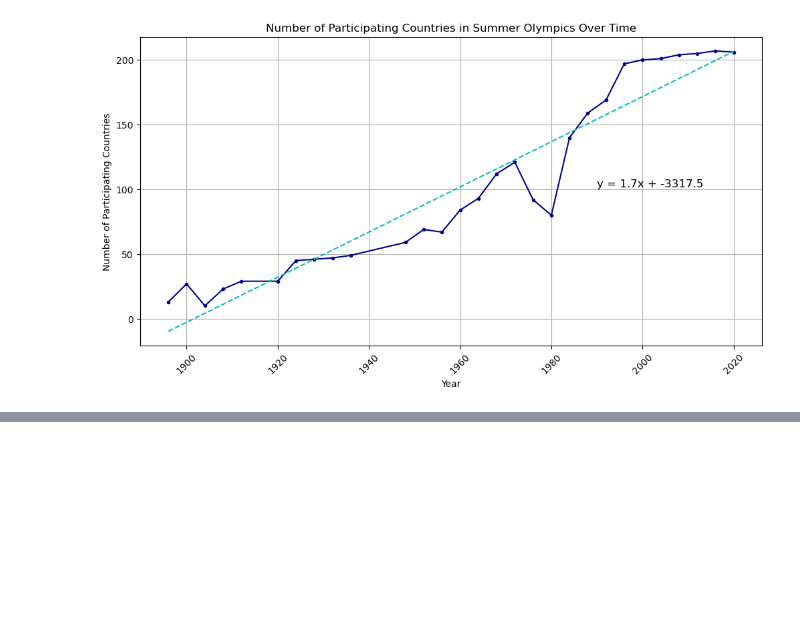
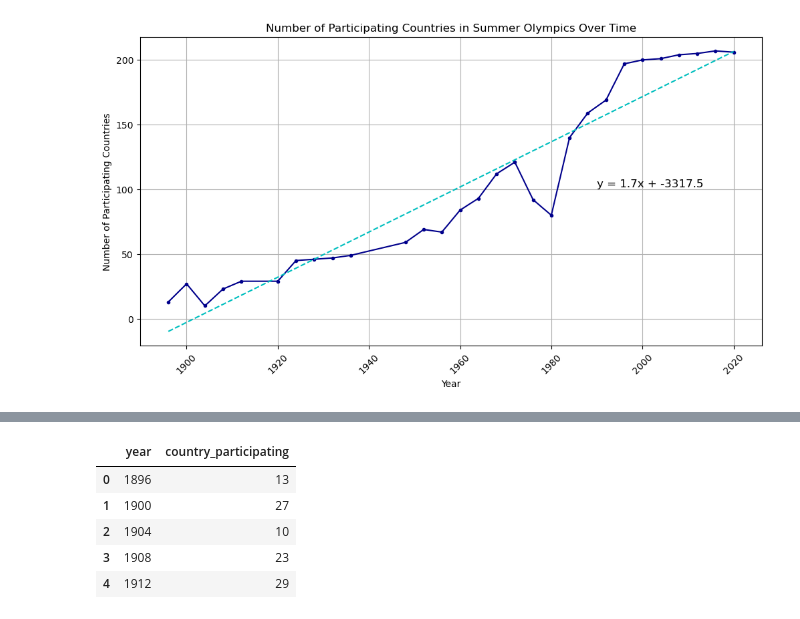
Before and after one commit to brandonhayes13/olympic_project, a Jupyter notebook: Country_Code.ipynb, the cells around one changed output, grey strips where cells are left out. Cells and saved outputs as stored; diff of their text form; code cells hidden in the pictures; blank space fills up the shorter version.

```diff
--- a/Country_Code.ipynb
+++ b/Country_Code.ipynb
@@ -114,9 +114,9 @@ summer_only_event_df.head()
 | 3 | 1896 Summer Olympics | 1 | BUL | Athletics | Pole Vault, Men | 56024 | Charles Champaud | 31002 | DNS | NaN |
 | 4 | 1896 Summer Olympics | 1 | DEN | Artistic Gymnastics | Rope Climbing, Men | 70007 | Viggo Jensen | 41776 | 4 | NaN |
 # %%
-country_count_per_edition_df = summer_only_event_df.groupby('edition')['country_noc'].nunique().reset_index()
-country_count_per_edition_df['edition'] = country_count_per_edition_df['edition'].str.split().str[0]
-country_count_per_edition_df.head()
+country_part_count_per_year_df = summer_only_event_df.groupby('edition')['country_noc'].nunique().reset_index()
+country_part_count_per_year_df['edition'] = country_part_count_per_year_df['edition'].str.split().str[0]
+country_part_count_per_year_df.head()
 # %% [output]
 |  | edition | country_noc |
 | 0 | 1896 | 13 |
@@ -156,0 +166,11 @@ plt.show()
+# %%
+new_column_names = {"edition":"year", "country_noc":"country_participating"}
+country_part_count_per_year_df = country_part_count_per_year_df.rename(columns=new_column_names)
+country_part_count_per_year_df.head()
+# %% [output]
+|  | year | country_participating |
+| 0 | 1896 | 13 |
+| 1 | 1900 | 27 |
+| 2 | 1904 | 10 |
+| 3 | 1908 | 23 |
+| 4 | 1912 | 29 |
```
Also changed, not shown: parts of 4 cells of this notebook.
